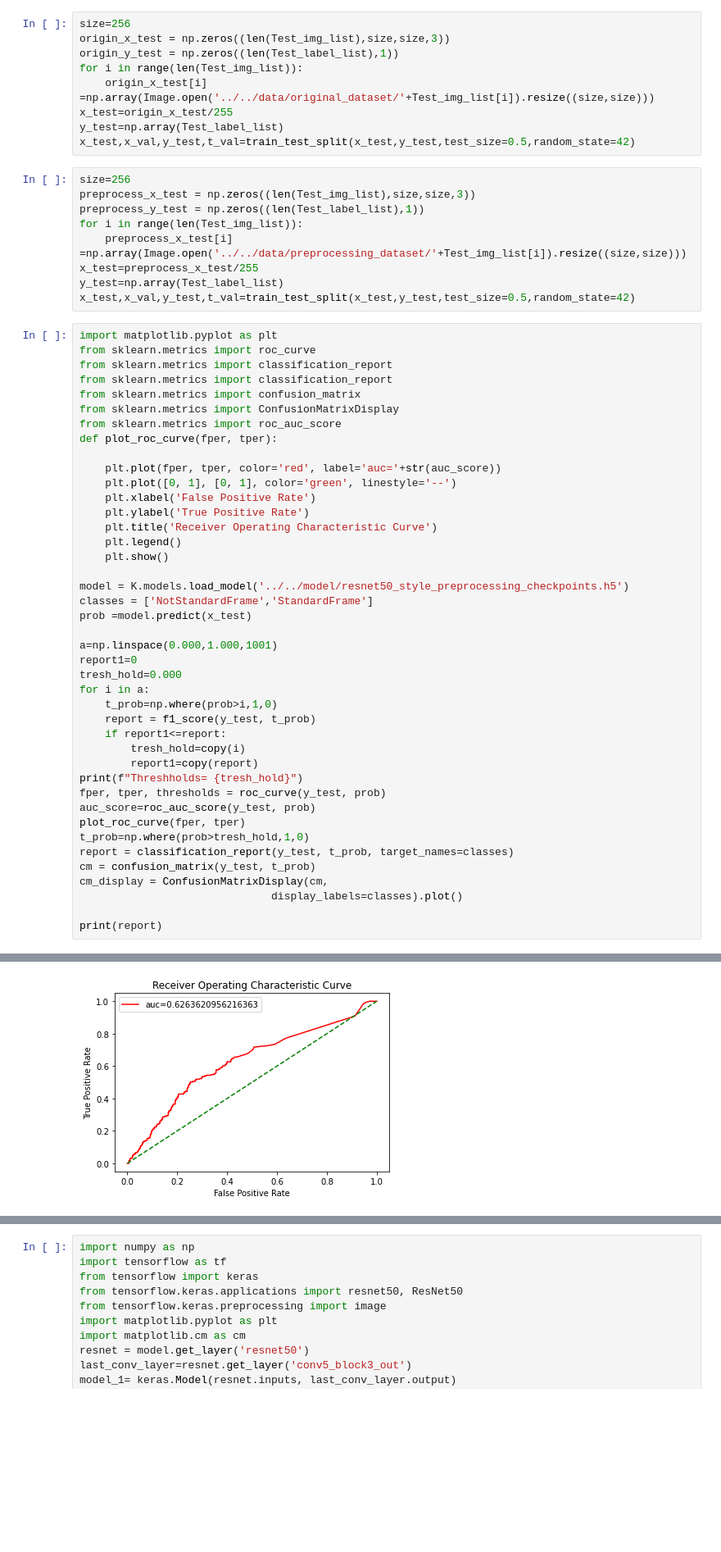
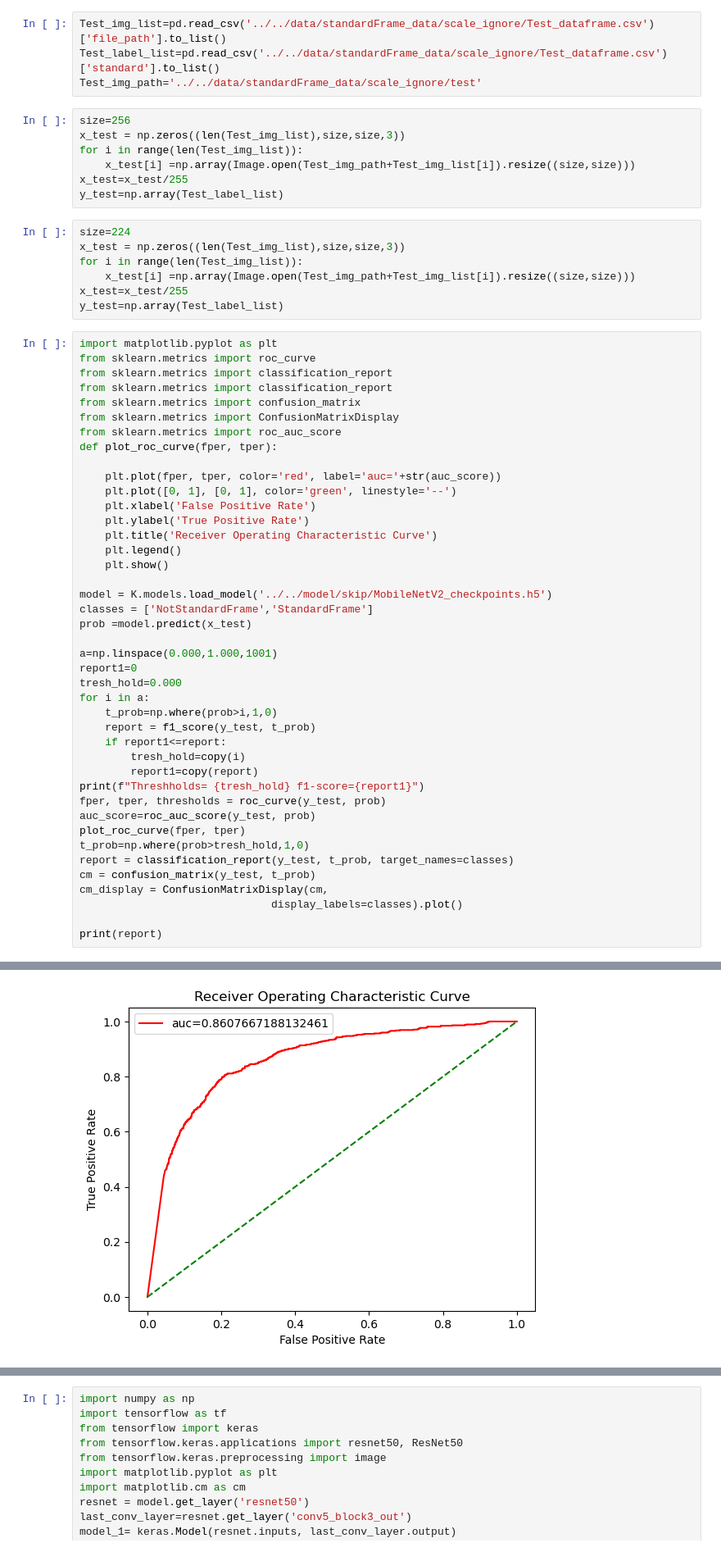
Before and after one commit to Leeyoungsup/HealcerionUltrasound, a Jupyter notebook: classification_graph1.ipynb, the cells around one changed output, grey strips where cells are left out. Shown: that part at 82% size. Cells and saved outputs as stored; diff of their text form; blank space fills up the shorter version.

```diff
--- a/classification_graph1.ipynb
+++ b/classification_graph1.ipynb
@@ -27,21 +25,21 @@ Test_label_list=pd.read_csv('../../data/original_dataset/Test_data_set.csv')['st
+# %%
+Test_img_list=pd.read_csv('../../data/standardFrame_data/scale_ignore/Test_dataframe.csv')['file_path'].to_list()
+Test_label_list=pd.read_csv('../../data/standardFrame_data/scale_ignore/Test_dataframe.csv')['standard'].to_list()
+Test_img_path='../../data/standardFrame_data/scale_ignore/test'
 # %%
 size=256
-origin_x_test = np.zeros((len(Test_img_list),size,size,3))
-origin_y_test = np.zeros((len(Test_label_list),1))
+x_test = np.zeros((len(Test_img_list),size,size,3))
 for i in range(len(Test_img_list)):
-    origin_x_test[i] =np.array(Image.open('../../data/original_dataset/'+Test_img_list[i]).resize((size,size)))
-x_test=origin_x_test/255
+    x_test[i] =np.array(Image.open(Test_img_path+Test_img_list[i]).resize((size,size)))
+x_test=x_test/255
 y_test=np.array(Test_label_list)
-x_test,x_val,y_test,t_val=train_test_split(x_test,y_test,test_size=0.5,random_state=42)
 # %%
-size=256
-preprocess_x_test = np.zeros((len(Test_img_list),size,size,3))
-preprocess_y_test = np.zeros((len(Test_label_list),1))
+size=224
+x_test = np.zeros((len(Test_img_list),size,size,3))
 for i in range(len(Test_img_list)):
-    preprocess_x_test[i] =np.array(Image.open('../../data/preprocessing_dataset/'+Test_img_list[i]).resize((size,size)))
-x_test=preprocess_x_test/255
+    x_test[i] =np.array(Image.open(Test_img_path+Test_img_list[i]).resize((size,size)))
+x_test=x_test/255
 y_test=np.array(Test_label_list)
-x_test,x_val,y_test,t_val=train_test_split(x_test,y_test,test_size=0.5,random_state=42)
 # %%
 import matplotlib.pyplot as plt
 from sklearn.metrics import roc_curve
@@ -60,7 +58,7 @@ def plot_roc_curve(fper, tper):
     plt.legend()
     plt.show()
 
-model = K.models.load_model('../../model/resnet50_style_preprocessing_checkpoints.h5')
+model = K.models.load_model('../../model/skip/MobileNetV2_checkpoints.h5')
 classes = ['NotStandardFrame','StandardFrame']
 prob =model.predict(x_test)
 
@@ -73,7 +71,7 @@ for i in a:
     if report1<=report:
         tresh_hold=copy(i)
         report1=copy(report)
-print(f"Threshholds= {tresh_hold}")
+print(f"Threshholds= {tresh_hold} f1-score={report1}")
 fper, tper, thresholds = roc_curve(y_test, prob)
 auc_score=roc_auc_score(y_test, prob)
 plot_roc_curve(fper, tper)
@@ -90,3 +88,3 @@ Threshholds= 0.234
-[figure, old version]
+[figure, new version]
                   precision    recall  f1-score   support
 
```
Also changed, not shown: parts of 5 cells of this notebook, 5 other files.
